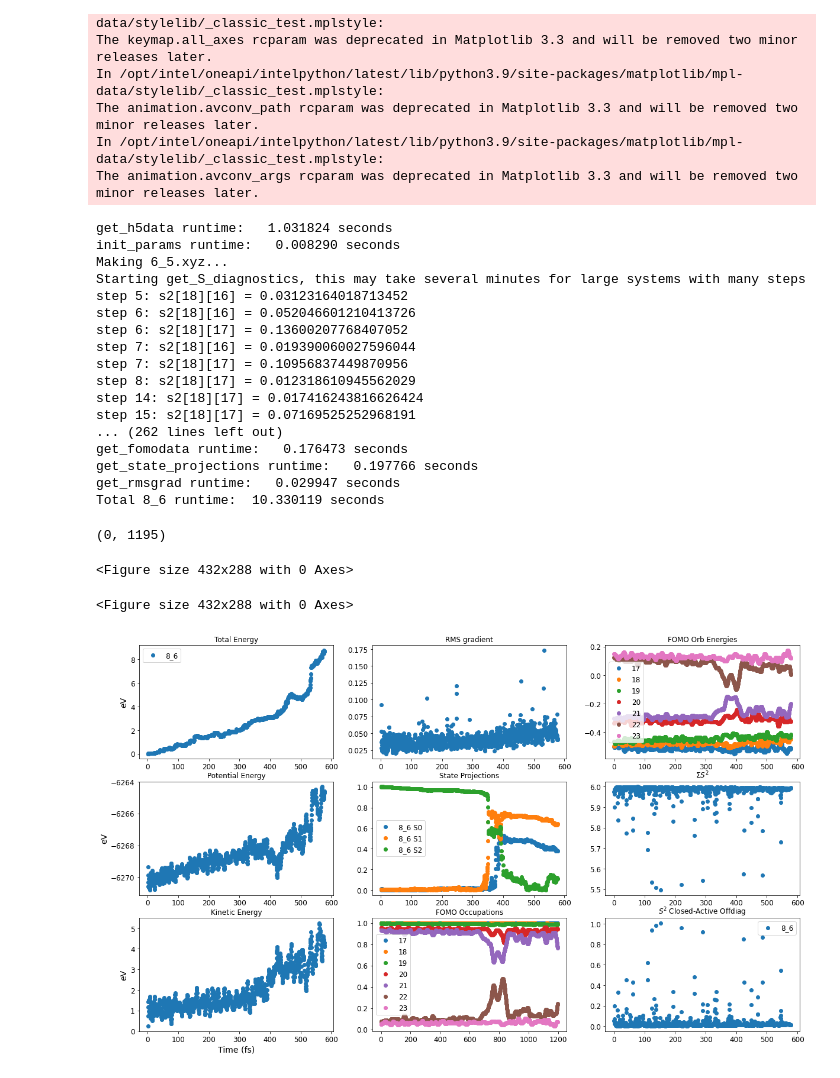
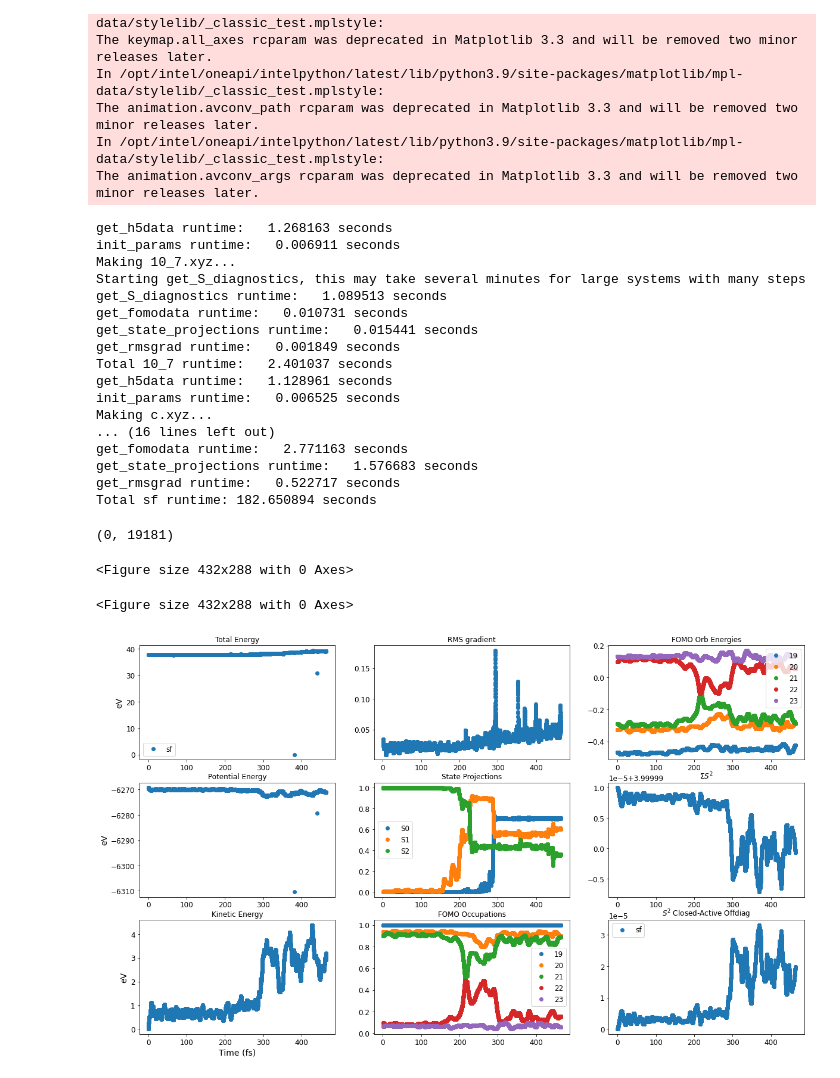
Before and after one commit to blevine37/tab-dms, a Jupyter notebook: analysis.ipynb, the cells around one changed output. Cells and saved outputs as stored; diff of their text form; code cells hidden in the pictures.

```diff
--- a/analysis.ipynb
+++ b/analysis.ipynb
@@ -62,33 +62,38 @@ datas_process = [
  #plottables( "/home/adurden/conda/cpscf_series/13_supersmall/", "sm. 1e-13"  ),
  #plottables( "/home/adurden/conda/benzene/wignertest/", "fine"  ),
  #plottables( "/home/adurden/conda/benzene/wig3/", "wig3", DoStateProjections=True, DoSDiagnostic=True  ),
-plottables( "/home/adurden/conda/benzene/6_5_S2/", "6_5", DoStateProjections=True, DoSDiagnostic=True ),
-plottables( "/home/adurden/conda/benzene/8_6_S2/", "8_6", DoStateProjections=True, DoSDiagnostic=True ),
-#plottables( "/home/adurden/conda/benzene/10_7_S2/", "10_7", DoStateProjections=True, DoSDiagnostic=True ),
+#plottables( "/home/adurden/conda/benzene/6_5_S2/", "6_5", DoStateProjections=True, DoSDiagnostic=True ),
+#plottables( "/home/adurden/conda/benzene/8_6_S2/", "8_6", DoStateProjections=True, DoSDiagnostic=True ),
+plottables( "/home/adurden/conda/benzene/10_7_S2/", "10_7", DoStateProjections=True, DoSDiagnostic=True ),
+#plottables( "/home/adurden/conda/benzene/4_4_S2_mpert/", "4_4_S2", DoStateProjections=True, DoSDiagnostic=True ),
+plottables( "/home/adurden/conda/benzene/4_4_S2_wig4/", "c", DoStateProjections=True, DoSDiagnostic=False ),
+plottables( "/home/adurden/conda/benzene/4_4_S2_wig4_fine/", "f", DoStateProjections=True, DoSDiagnostic=False ),
+plottables( "/home/adurden/conda/benzene/4_4_S2_wig4_superfine/", "sf", DoStateProjections=True, DoSDiagnostic=True ),
 ]
 # %% [output]
-get_h5data runtime:   1.031824 seconds
-init_params runtime:   0.008290 seconds
-Making 6_5.xyz...
+get_h5data runtime:   1.268163 seconds
+init_params runtime:   0.006911 seconds
+Making 10_7.xyz...
 Starting get_S_diagnostics, this may take several minutes for large systems with many steps
-step 5: s2[18][16] = 0.03123164018713452
-step 6: s2[18][16] = 0.052046601210413726
-step 6: s2[18][17] = 0.13600207768407052
-step 7: s2[18][16] = 0.019390060027596044
-step 7: s2[18][17] = 0.10956837449870956
-step 8: s2[18][17] = 0.012318610945562029
-step 14: s2[18][17] = 0.017416243816626424
-step 15: s2[18][17] = 0.07169525252968191
-... (262 lines left out)
-get_fomodata runtime:   0.176473 seconds
-get_state_projections runtime:   0.197766 seconds
-get_rmsgrad runtime:   0.029947 seconds
-Total 8_6 runtime:  10.330119 seconds
+get_S_diagnostics runtime:   1.089513 seconds
+get_fomodata runtime:   0.010731 seconds
+get_state_projections runtime:   0.015441 seconds
+get_rmsgrad runtime:   0.001849 seconds
+Total 10_7 runtime:   2.401037 seconds
+get_h5data runtime:   1.128961 seconds
+init_params runtime:   0.006525 seconds
+Making c.xyz...
+... (16 lines left out)
+get_fomodata runtime:   2.771163 seconds
+get_state_projections runtime:   1.576683 seconds
+get_rmsgrad runtime:   0.522717 seconds
+Total sf runtime: 182.650894 seconds
 # %%
 
 # select which data to plot
 #datas = datas_process
-datas = [datas_process[1]]
+datas = [datas_process[3]]
+#datas = datas_process[2:]
 
 # If we have multiple datasets, align their relative energies with each other
 if len(datas) > 1:
@@ -110,7 +115,7 @@ for data in datas:
 
 #print((datas[0].starti, datas[0].endi))
 # %% [output]
-(0, 1195)
+(0, 19181)
 <Figure size 432x288 with 0 Axes>
 # %%
 
@@ -163,36 +168,36 @@ ax7.title.set_text("FOMO Orb Energies")
 for data in datas:
   if data.DoFOMO:
     for i in range(data.clsd, data.clsd+data.acti+1):
       #ax7.plot(data.time[data.starti:data.endi], data.fomo_eng[i][data.starti:data.endi], 'o', label=data.label+' Orb '+str(i))
       ax7.plot(data.time[data.starti:data.endi], data.fomo_eng[i][data.starti:data.endi], 'o', label=str(i))
       pass
     #ax7.plot(data.time[data.starti:data.endi], (np.array(data.fomo_eng[20][data.starti:data.endi]) - np.array(data.fomo_eng[21][data.starti:data.endi])) , 'o')
 ax7.legend()
 
 
 ax9.title.set_text("FOMO Occupations")
 for data in datas:
   if data.DoFOMO:
     for i in range(data.clsd, data.clsd+data.acti+1):
       #ax9.plot(data.time[data.starti:data.endi], data.fomo_occ[i][data.starti:data.endi], 'o', label=str(i))
-      ax9.plot(range(data.starti,data.endi), data.fomo_occ[i][data.starti:data.endi], 'o', label=str(i))
+      ax9.plot(data.time[data.starti:data.endi], data.fomo_occ[i][data.starti:data.endi], 'o', label=str(i))
       pass
 ax9.legend()
 
 ax8.title.set_text("State Projections")
 for data in datas:
   if data.DoStateProjections:
     for i in range(0,data.nstates):
-      ax8.plot(data.time[data.starti:data.endi], data.state_proj[i][data.starti:data.endi], 'o', label=data.label+' S'+str(i))
+      ax8.plot(data.time[data.starti:data.endi], data.state_proj[i][data.starti:data.endi], 'o', label='S'+str(i))
 ax8.legend()
 
 if INLINE:
   plt.show()
 else:
   plt.savefig(filename, dpi=255)
 # %% [output]
 <Figure size 432x288 with 0 Axes>
-[figure, old version]
+[figure, new version]
 # %%
 import nglview
 import MDAnalysis as mda
```
Also changed, not shown: parts of 2 cells of this notebook, 8 other files.
